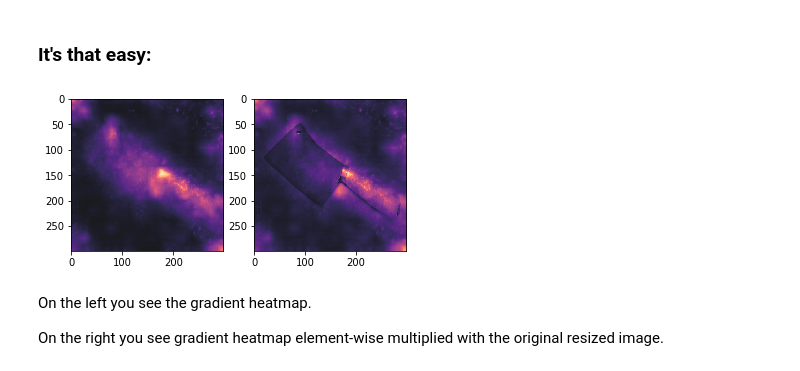
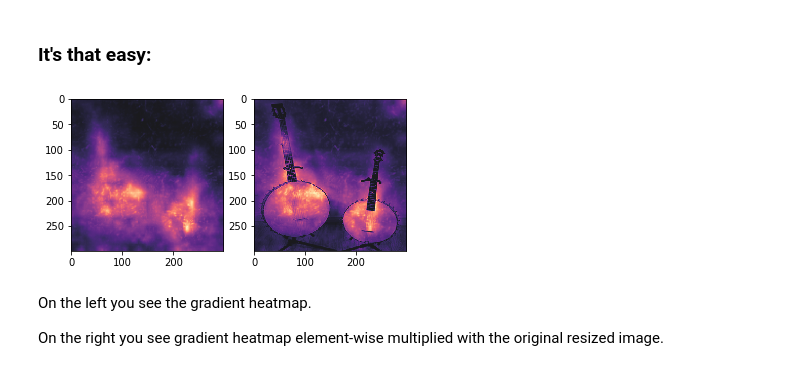
Before and after one commit to kjczarne/eager_gradcam_tf, a Jupyter notebook: 4_InceptionV3_Demonstration.ipynb, the cells around one changed output. Cells and saved outputs as stored; diff of their text form; code cells hidden in the pictures.

```diff
--- a/4_InceptionV3_Demonstration.ipynb
+++ b/4_InceptionV3_Demonstration.ipynb
@@ -12,5 +31,5 @@ It's best to use last layer which is devoid of activation function, thus we load
 
 y = model_init.output
 y = tf.keras.layers.GlobalAveragePooling2D()(y)
-y = tf.keras.layers.Dense(1000, activation=None, name='output_dense')(y) # activation none for Grad-CAM
+y = tf.keras.layers.Dense(1000, activation='softmax', name='output_dense')(y) # activation none for Grad-CAM
 model = tf.keras.models.Model(inputs=model_init.input, outputs=y)
@@ -23,9 +36,9 @@ plt.imshow(im)
 # %% [markdown]
 ### It's that easy:
 # %%
-eager_gradcam.grad_cam('images/cleaver.jpg', model, (299,299))
+eager_gradcam.grad_cam('images/banjo.jpg', model, (299,299))
 # %% [output]
-[figure, old version]
+[figure, new version]
 # %% [markdown]
 On the left you see the gradient heatmap.
 
```
Also changed, not shown: parts of 8 cells of this notebook, 4 other files.
